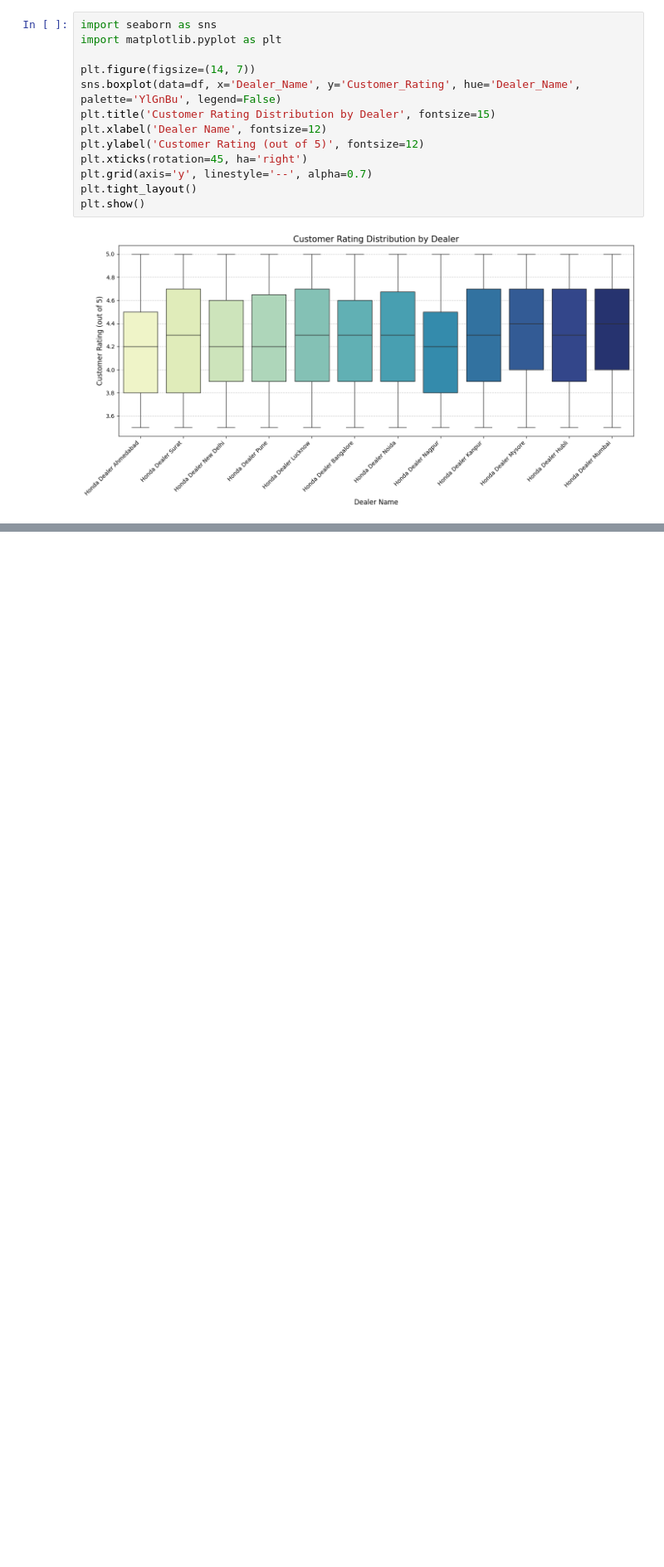
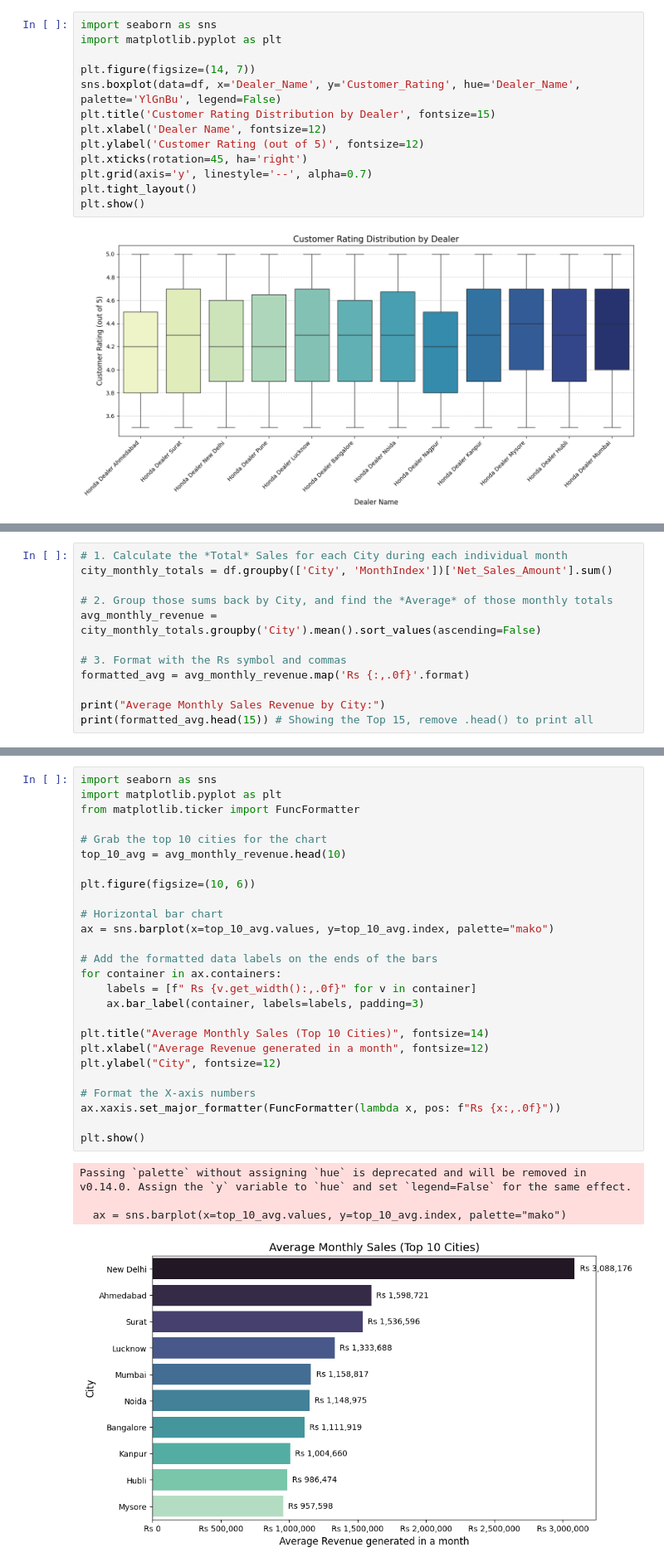
Before and after one commit to sameer-S-R-A/Project_matrix, a Jupyter notebook: honda_sales_EDA.ipynb, the cells around one changed output, grey strips where cells are left out. Shown at 83% size. Saved outputs shown, nothing was run; the diff lists cells and outputs as text; blank space fills up the shorter version.

```diff
--- a/honda_sales_EDA.ipynb
+++ b/honda_sales_EDA.ipynb
@@ -479,0 +668,12 @@ plt.show()
+# %%
+# 1. Calculate the *Total* Sales for each City during each individual month
+city_monthly_totals = df.groupby(['City', 'MonthIndex'])['Net_Sales_Amount'].sum()
+
+# 2. Group those sums back by City, and find the *Average* of those monthly totals
+avg_monthly_revenue = city_monthly_totals.groupby('City').mean().sort_values(ascending=False)
+
+# 3. Format with the Rs symbol and commas
+formatted_avg = avg_monthly_revenue.map('Rs {:,.0f}'.format)
+
+print("Average Monthly Sales Revenue by City:")
+print(formatted_avg.head(15)) # Showing the Top 15, remove .head() to print all
@@ -479,0 +696,31 @@ plt.show()
+# %%
+import seaborn as sns
+import matplotlib.pyplot as plt
+from matplotlib.ticker import FuncFormatter
+
+# Grab the top 10 cities for the chart
+top_10_avg = avg_monthly_revenue.head(10)
+
+plt.figure(figsize=(10, 6))
+
+# Horizontal bar chart
+ax = sns.barplot(x=top_10_avg.values, y=top_10_avg.index, palette="mako")
+
+# Add the formatted data labels on the ends of the bars
+for container in ax.containers:
+    labels = [f" Rs {v.get_width():,.0f}" for v in container]
+    ax.bar_label(container, labels=labels, padding=3)
+
+plt.title("Average Monthly Sales (Top 10 Cities)", fontsize=14)
+plt.xlabel("Average Revenue generated in a month", fontsize=12)
+plt.ylabel("City", fontsize=12)
+
+# Format the X-axis numbers
+ax.xaxis.set_major_formatter(FuncFormatter(lambda x, pos: f"Rs {x:,.0f}"))
+
+plt.show()
+# %% [output]
+Passing `palette` without assigning `hue` is deprecated and will be removed in v0.14.0. Assign the `y` variable to `hue` and set `legend=False` for the same effect.
+
+  ax = sns.barplot(x=top_10_avg.values, y=top_10_avg.index, palette="mako")
+[figure, added]
```
Also changed, not shown: parts of 13 cells of this notebook.
